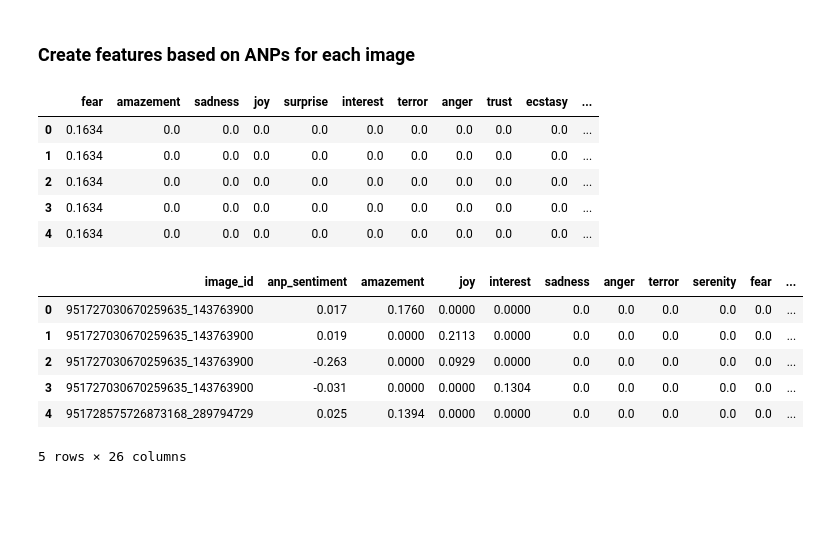
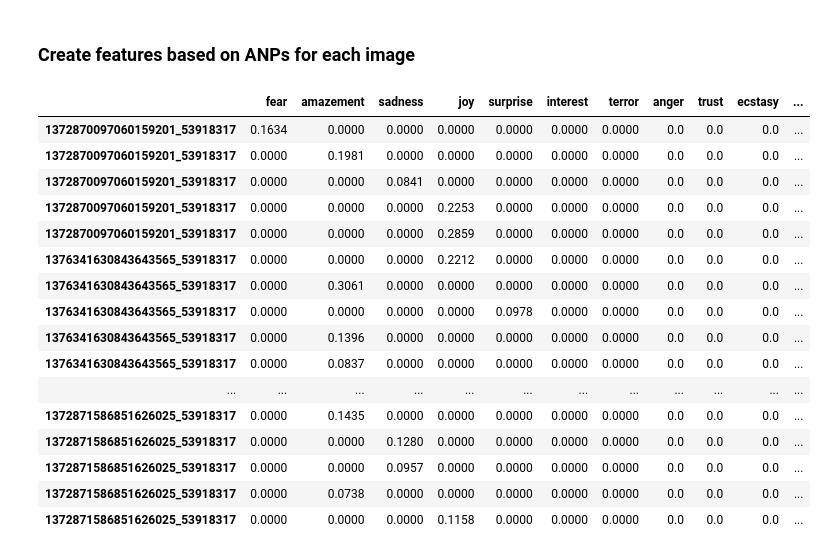
Before and after one commit to taxipapak/Marketing_Case, a Jupyter notebook: ANP feature engineering.ipynb, the cells around one changed output. Cells and saved outputs as stored; diff of their text form; code cells hidden in the pictures; blank space fills up the shorter version.

```diff
--- a/ANP feature engineering.ipynb
+++ b/ANP feature engineering.ipynb
@@ -185,28 +102,29 @@ pickle.load()
 # %%
 #generate a new df containing the classes corresponding to Butchniks emotions
 classes = anp_df.emotion_label.unique()
 from sklearn.preprocessing import label_binarize
-anp2 = pd.DataFrame(label_binarize(anp_df.emotion_label, classes=classes),columns=classes)
+anp_final = pd.DataFrame(label_binarize(anp_df.emotion_label, classes=classes),columns=classes,index=anp_df.index)
+
+anp_final.head()
+
 #put the value of emotion score in the corresponding row of the image
-anp2 = anp2.multiply(anp_df.emotion_score,axis=0)
+anp_final = anp_final.multiply(anp_df.emotion_score,axis=0)
+anp_final.head(20)
+# %% [output]
+|  | fear | amazement | sadness | joy | surprise | interest | terror | anger | trust | ecstasy | ... |
+| 1372870097060159201_53918317 | 0.1634 | 0.0000 | 0.0000 | 0.0000 | 0.0000 | 0.0000 | 0.0000 | 0.0 | 0.0 | 0.0 | ... |
+| 1372870097060159201_53918317 | 0.0000 | 0.1981 | 0.0000 | 0.0000 | 0.0000 | 0.0000 | 0.0000 | 0.0 | 0.0 | 0.0 | ... |
+| 1372870097060159201_53918317 | 0.0000 | 0.0000 | 0.0841 | 0.0000 | 0.0000 | 0.0000 | 0.0000 | 0.0 | 0.0 | 0.0 | ... |
+| 1372870097060159201_53918317 | 0.0000 | 0.0000 | 0.0000 | 0.2253 | 0.0000 | 0.0000 | 0.0000 | 0.0 | 0.0 | 0.0 | ... |
+| 1372870097060159201_53918317 | 0.0000 | 0.0000 | 0.0000 | 0.2859 | 0.0000 | 0.0000 | 0.0000 | 0.0 | 0.0 | 0.0 | ... |
+| 1376341630843643565_53918317 | 0.0000 | 0.0000 | 0.0000 | 0.2212 | 0.0000 | 0.0000 | 0.0000 | 0.0 | 0.0 | 0.0 | ... |
+| 1376341630843643565_53918317 | 0.0000 | 0.3061 | 0.0000 | 0.0000 | 0.0000 | 0.0000 | 0.0000 | 0.0 | 0.0 | 0.0 | ... |
+| 1376341630843643565_53918317 | 0.0000 | 0.0000 | 0.0000 | 0.0000 | 0.0978 | 0.0000 | 0.0000 | 0.0 | 0.0 | 0.0 | ... |
+| 1376341630843643565_53918317 | 0.0000 | 0.1396 | 0.0000 | 0.0000 | 0.0000 | 0.0000 | 0.0000 | 0.0 | 0.0 | 0.0 | ... |
+| 1376341630843643565_53918317 | 0.0000 | 0.0837 | 0.0000 | 0.0000 | 0.0000 | 0.0000 | 0.0000 | 0.0 | 0.0 | 0.0 | ... |
+| ... | ... | ... | ... | ... | ... | ... | ... | ... | ... | ... | ... |
+| 1372871586851626025_53918317 | 0.0000 | 0.1435 | 0.0000 | 0.0000 | 0.0000 | 0.0000 | 0.0000 | 0.0 | 0.0 | 0.0 | ... |
+| 1372871586851626025_53918317 | 0.0000 | 0.0000 | 0.1280 | 0.0000 | 0.0000 | 0.0000 | 0.0000 | 0.0 | 0.0 | 0.0 | ... |
+| 1372871586851626025_53918317 | 0.0000 | 0.0000 | 0.0957 | 0.0000 | 0.0000 | 0.0000 | 0.0000 | 0.0 | 0.0 | 0.0 | ... |
+| 1372871586851626025_53918317 | 0.0000 | 0.0738 | 0.0000 | 0.0000 | 0.0000 | 0.0000 | 0.0000 | 0.0 | 0.0 | 0.0 | ... |
+| 1372871586851626025_53918317 | 0.0000 | 0.0000 | 0.0000 | 0.1158 | 0.0000 | 0.0000 | 0.0000 | 0.0 | 0.0 | 0.0 | ... |
-# %%
-anp2.head()
-# %% [output]
-|  | fear | amazement | sadness | joy | surprise | interest | terror | anger | trust | ecstasy | ... |
-| 0 | 0.1634 | 0.0 | 0.0 | 0.0 | 0.0 | 0.0 | 0.0 | 0.0 | 0.0 | 0.0 | ... |
-| 1 | 0.1634 | 0.0 | 0.0 | 0.0 | 0.0 | 0.0 | 0.0 | 0.0 | 0.0 | 0.0 | ... |
-| 2 | 0.1634 | 0.0 | 0.0 | 0.0 | 0.0 | 0.0 | 0.0 | 0.0 | 0.0 | 0.0 | ... |
-| 3 | 0.1634 | 0.0 | 0.0 | 0.0 | 0.0 | 0.0 | 0.0 | 0.0 | 0.0 | 0.0 | ... |
-| 4 | 0.1634 | 0.0 | 0.0 | 0.0 | 0.0 | 0.0 | 0.0 | 0.0 | 0.0 | 0.0 | ... |
-# %%
-#concatenate anp2 with image id and ANP sentiment
-anp_final = pd.concat([anp_df[['image_id','anp_sentiment']], anp2], axis=1)
-anp_final.head()
-# %% [output]
-|  | image_id | anp_sentiment | amazement | joy | interest | sadness | anger | terror | serenity | fear | ... |
-| 0 | 951727030670259635_143763900 | 0.017 | 0.1760 | 0.0000 | 0.0000 | 0.0 | 0.0 | 0.0 | 0.0 | 0.0 | ... |
-| 1 | 951727030670259635_143763900 | 0.019 | 0.0000 | 0.2113 | 0.0000 | 0.0 | 0.0 | 0.0 | 0.0 | 0.0 | ... |
-| 2 | 951727030670259635_143763900 | -0.263 | 0.0000 | 0.0929 | 0.0000 | 0.0 | 0.0 | 0.0 | 0.0 | 0.0 | ... |
-| 3 | 951727030670259635_143763900 | -0.031 | 0.0000 | 0.0000 | 0.1304 | 0.0 | 0.0 | 0.0 | 0.0 | 0.0 | ... |
-| 4 | 951728575726873168_289794729 | 0.025 | 0.1394 | 0.0000 | 0.0000 | 0.0 | 0.0 | 0.0 | 0.0 | 0.0 | ... |
-5 rows × 26 columns
```
Also changed, not shown: parts of 30 cells of this notebook.
